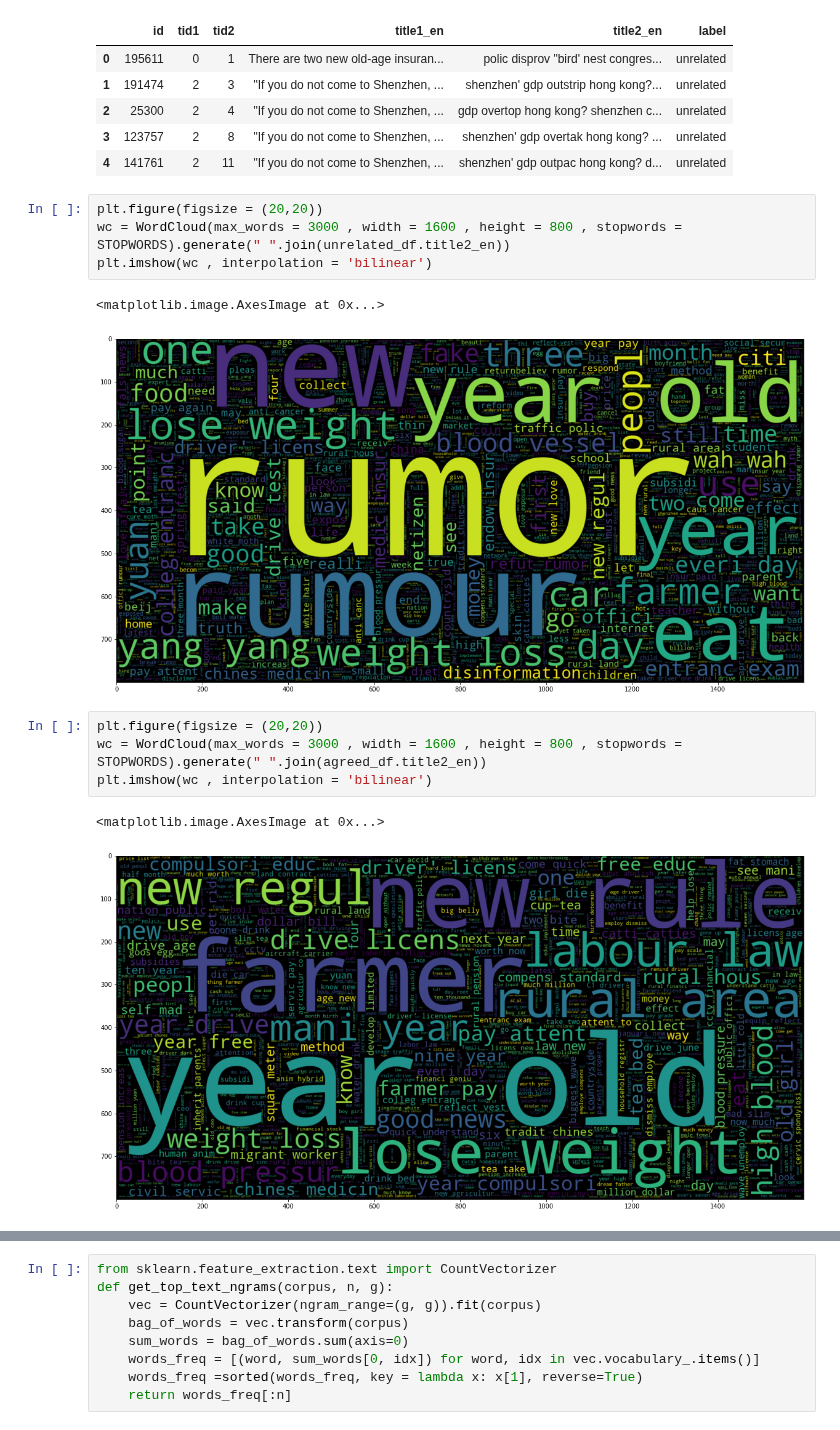
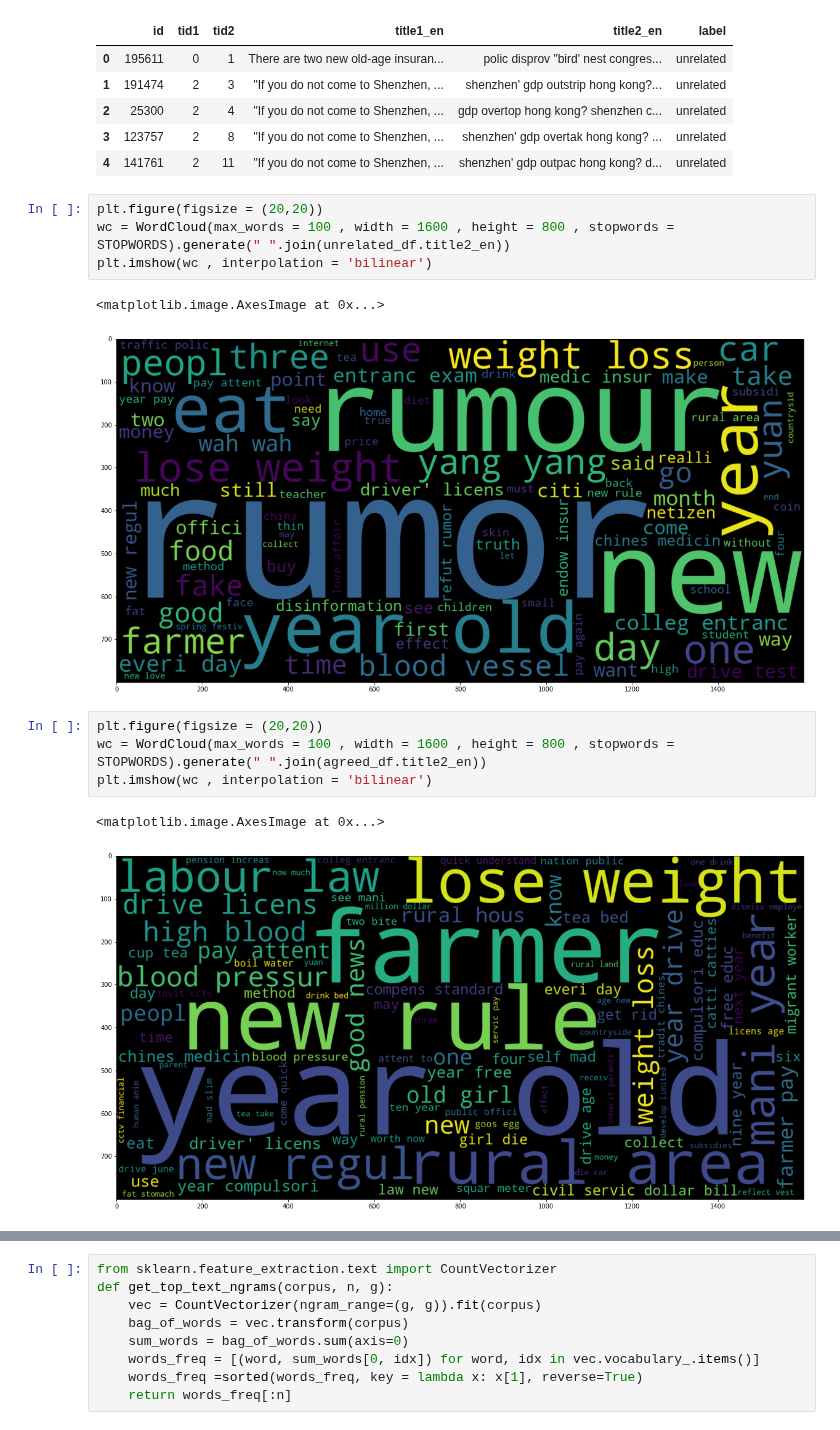
Before and after one commit to Amoghvs/Fake-News-Classifier, a Jupyter notebook: Fake News Classifier.ipynb, the cells around one changed output, grey strips where cells are left out. Cells and saved outputs as stored; diff of their text form.

```diff
--- a/Fake News Classifier.ipynb
+++ b/Fake News Classifier.ipynb
@@ -162,17 +160,17 @@ unrelated_df.head()
 | 4 | 141761 | 2 | 11 | "If you do not come to Shenzhen, ... | shenzhen' gdp outpac hong kong? d... | unrelated |
 # %%
 plt.figure(figsize = (20,20))
-wc = WordCloud(max_words = 3000 , width = 1600 , height = 800 , stopwords = STOPWORDS).generate(" ".join(unrelated_df.title2_en))
+wc = WordCloud(max_words = 100 , width = 1600 , height = 800 , stopwords = STOPWORDS).generate(" ".join(unrelated_df.title2_en))
 plt.imshow(wc , interpolation = 'bilinear')
 # %% [output]
 <matplotlib.image.AxesImage at 0x...>
-[figure, old version]
+[figure, new version]
 # %%
 plt.figure(figsize = (20,20))
-wc = WordCloud(max_words = 3000 , width = 1600 , height = 800 , stopwords = STOPWORDS).generate(" ".join(agreed_df.title2_en))
+wc = WordCloud(max_words = 100 , width = 1600 , height = 800 , stopwords = STOPWORDS).generate(" ".join(agreed_df.title2_en))
 plt.imshow(wc , interpolation = 'bilinear')
 # %% [output]
 <matplotlib.image.AxesImage at 0x...>
-[figure, old version]
+[figure, new version]
 # %%
 plt.figure(figsize = (20,20))
```
Also changed, not shown: parts of 69 cells of this notebook.
